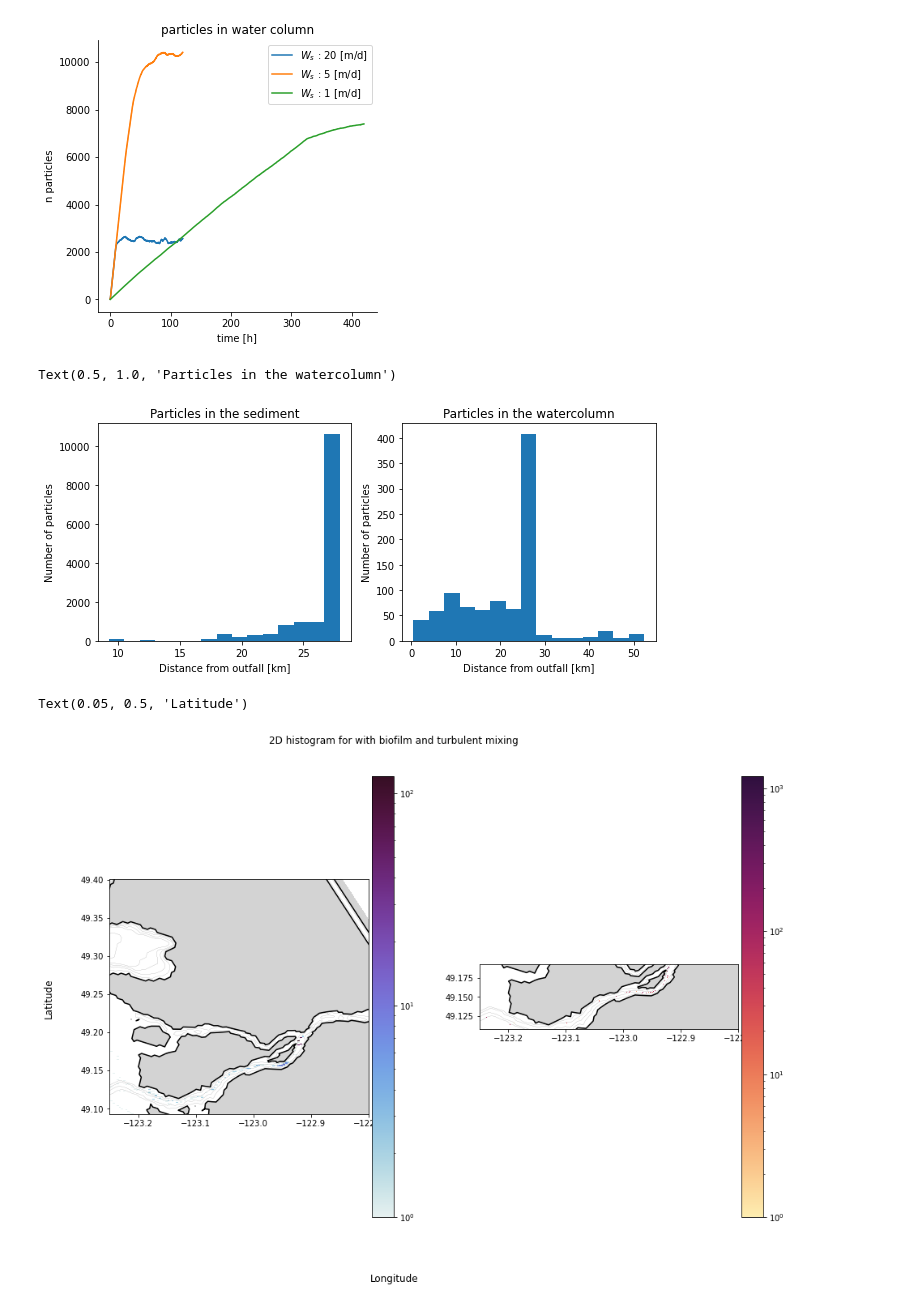
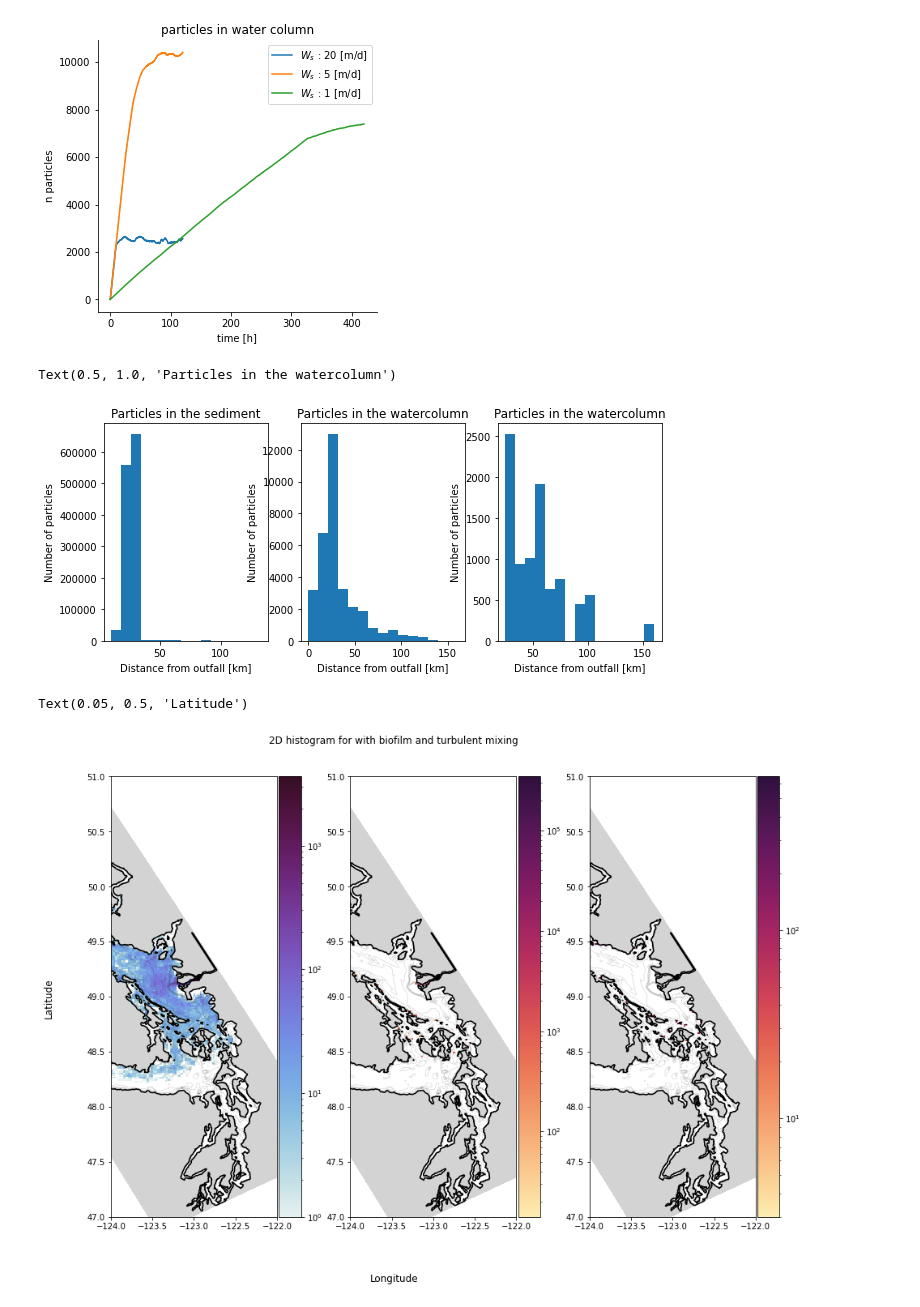
Before and after one commit to SalishSeaCast/analysis-jose, a Jupyter notebook: notebooks/parcels/Remote/Fibres/biofilm_figures(Sloww).ipynb, the cells around one changed output. Drawn from its saved outputs; the diff is of its cells as text; code cells hidden in the pictures.

```diff
--- a/notebooks/parcels/Remote/Fibres/biofilm_figures(Sloww).ipynb
+++ b/notebooks/parcels/Remote/Fibres/biofilm_figures(Sloww).ipynb
@@ -23,7 +28,7 @@ from OP_functions import *
 # Define paths
 local = 0 #Set to 0 when working on server
 paths = path(local)
-config='/home/jvalenti/MOAD/analysis-jose/OParcels/All_kernel.yaml'
+config='/home/jvalenti/MOAD/analysis-jose/OParcels/30daysruns/Turb_off.yaml'
 # %%
 param = load_config(config)
 start = datetime(param['startdate']['year'], param['startdate']['month'], param['startdate']['day']) #Start date
@@ -110,7 +116,7 @@ ax.xaxis.set_ticks_position('bottom')
 # %% [output]
 [figure]
 # %%
-fig,axs=plt.subplots(1,2,figsize=(10,4))
+fig,axs=plt.subplots(1,3,figsize=(10,4))
 axs[0].hist(dsink/1e3, bins = 15)
 axs[0].set_xlabel('Distance from outfall [km]')
 axs[0].set_ylabel('Number of particles')
@@ -120,60 +126,65 @@ axs[1].hist(dcol/1e3, bins = 15)
 axs[1].set_xlabel('Distance from outfall [km]')
 axs[1].set_ylabel('Number of particles')
 axs[1].set_title('Particles in the watercolumn')
+
+axs[2].hist(dbeach/1e3, bins = 15)
+axs[2].set_xlabel('Distance from outfall [km]')
+axs[2].set_ylabel('Number of particles')
+axs[2].set_title('Particles in the watercolumn')
 # %% [output]
 Text(0.5, 1.0, 'Particles in the watercolumn')
-[figure, old version]
+[figure, new version]
 # %%
 cm = cmocean.cm.dense
 
-fig, [ax1,ax2] = plt.subplots(1,2,figsize=(15, 10))
+fig, [ax1,ax2,ax3] = plt.subplots(1,3,figsize=(15, 10))
 ax1.contour(coords.nav_lon, coords.nav_lat, mask.mbathy[0,:,:],colors='k',linewidths=0.1)
 ax1.contourf(coords.nav_lon, coords.nav_lat, mask.tmask[0, 0, ...], levels=[-0.01, 0.01], colors='lightgray')
 ax1.contour(coords.nav_lon, coords.nav_lat, mask.tmask[0, 0, ...], levels=[-0.01, 0.01], colors='k')
 
 ax2.contour(coords.nav_lon, coords.nav_lat, mask.mbathy[0,:,:],colors='k',linewidths=0.1)
 ax2.contourf(coords.nav_lon, coords.nav_lat, mask.tmask[0, 0, ...], levels=[-0.01, 0.01], colors='lightgray')
 ax2.contour(coords.nav_lon, coords.nav_lat, mask.tmask[0, 0, ...], levels=[-0.01, 0.01], colors='k')
 
-# ax3.contour(coords.nav_lon, coords.nav_lat, mask.mbathy[0,:,:],colors='k',linewidths=0.1)
-# ax3.contourf(coords.nav_lon, coords.nav_lat, mask.tmask[0, 0, ...], levels=[-0.01, 0.01], colors='lightgray')
-# ax3.contour(coords.nav_lon, coords.nav_lat, mask.tmask[0, 0, ...], levels=[-0.01, 0.01], colors='k')
+ax3.contour(coords.nav_lon, coords.nav_lat, mask.mbathy[0,:,:],colors='k',linewidths=0.1)
+ax3.contourf(coords.nav_lon, coords.nav_lat, mask.tmask[0, 0, ...], levels=[-0.01, 0.01], colors='lightgray')
+ax3.contour(coords.nav_lon, coords.nav_lat, mask.tmask[0, 0, ...], levels=[-0.01, 0.01], colors='k')
 
 
-aa=ax1.hist2d(Collon,Collat,300,norm = colors.LogNorm(), cmap =cm)
+aa=ax1.hist2d(Collon,Collat,100,norm = colors.LogNorm(), cmap =cm)
 cb2=fig.colorbar(aa[3],ax=ax1,pad=0.01)
 cb2.ax.get_yaxis().labelpad = 15
-ax1.set_xlim([-123.25,-122.8])
-#ax1.set_ylim([49,49.25])
+ax1.set_xlim([-124,-122])
+ax1.set_ylim([47,51])
 
 
-aa2=ax2.hist2d(Sedlon,Sedlat,300,norm = colors.LogNorm(), cmap =cmocean.cm.matter)
-ax2.set_xlim([-123.25,-122.8])
-#ax2.set_ylim([49,49.25])
+aa2=ax2.hist2d(Sedlon,Sedlat,100,norm = colors.LogNorm(), cmap =cmocean.cm.matter)
+ax2.set_xlim([-124,-122])
+ax2.set_ylim([47,51])
 cb2=fig.colorbar(aa2[3],ax=ax2,pad=0.01)
 cb2.ax.get_yaxis().labelpad = 15
 
-#aa=ax3.hist2d(Belon,Belat,300,norm = colors.LogNorm(), cmap =cmocean.cm.matter)
-#cb2=fig.colorbar(aa[3],ax=ax3,pad=0.01)
-#cb2.ax.get_yaxis().labelpad = 15
-#ax3.set_xlim([-123.25,-122.8])
-#ax3.set_ylim([49,49.25])
+aa=ax3.hist2d(Belon,Belat,100,norm = colors.LogNorm(), cmap =cmocean.cm.matter)
+cb2=fig.colorbar(aa[3],ax=ax3,pad=0.01)
+cb2.ax.get_yaxis().labelpad = 15
+ax3.set_xlim([-124,-122])
+ax3.set_ylim([47,51])
 
 #ax1.set_xticks(np.arange(-125, -122, step=1))
 #ax2.set_xticks(np.arange(-125, -122, step=1))
 #ax3.set_xticks(np.arange(-125, -122, step=1))
 ax1.set_aspect(1/np.sin(np.deg2rad(49)))
 ax2.set_aspect(1/np.sin(np.deg2rad(49)))
-#ax3.set_aspect(1/np.sin(np.deg2rad(49)))
+ax3.set_aspect(1/np.sin(np.deg2rad(49)))
 
 
 fig.suptitle(f'2D histogram for with biofilm and turbulent mixing',y=0.95,x=0.45)
 fig.supxlabel('Longitude',x=0.45)
 fig.supylabel('Latitude',x=0.05)
 #plt.savefig("/home/jvalenti/MOAD/2dhist.pdf")
 # %% [output]
 Text(0.05, 0.5, 'Latitude')
-[figure, old version]
+[figure, new version]
 # %%
 # #Green Particles are on the sediment
 fig, axs = plt.subplots(1,figsize=(12, 10))
```
Also changed, not shown: parts of 5 cells of this notebook, 13 other files.
